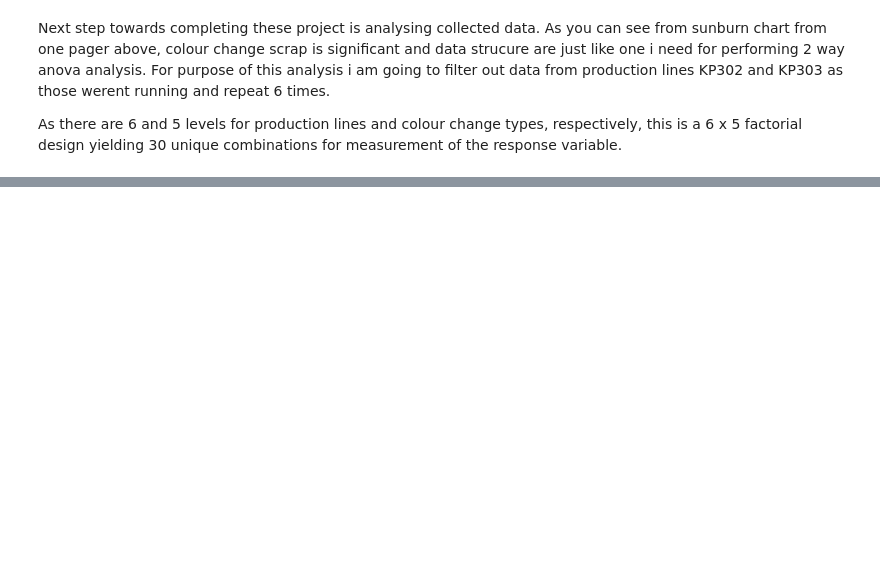
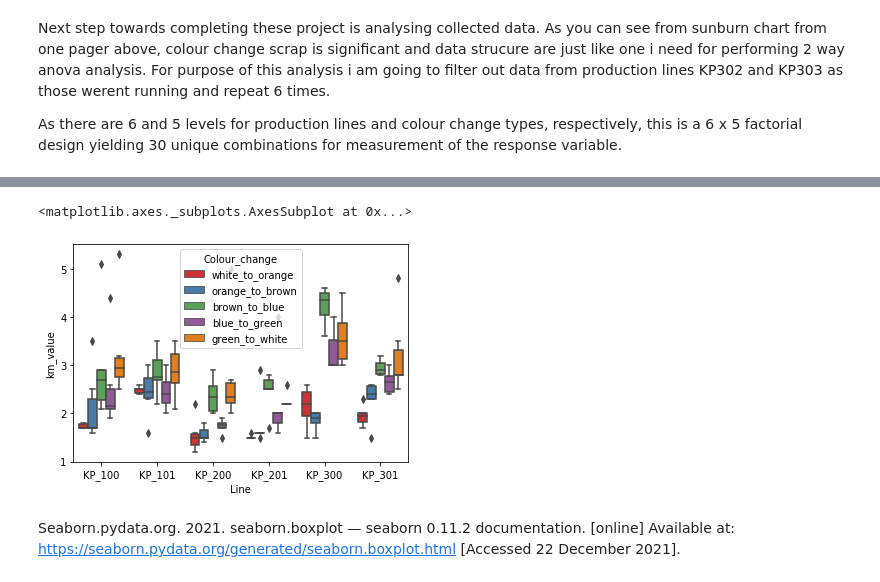
Before and after one commit to rastislp/Machine_learning, a Jupyter notebook: scipy-stats.ipynb, the cells around one changed output, grey strips where cells are left out. Cells and saved outputs as stored; diff of their text form; code cells hidden in the pictures; blank space fills up the shorter version.

```diff
--- a/scipy-stats.ipynb
+++ b/scipy-stats.ipynb
@@ -108,7 +108,7 @@ import pandas as pd
 import seaborn as sns
 # %%
 
-d = pd.read_csv("https://github.com/rastislp/Machine_learning/blob/main/Images/CSVdata.htm", sep="\t")
+d = pd.read_csv("Images/CSVdata.csv")
 # %%
 print(d)
 # %% [output]
@@ -127,0 +132,4 @@ print(d)
+# %%
+d_melt = pd.melt(d, id_vars=['Line'], value_vars=['white_to_orange', 'orange_to_brown', 'brown_to_blue', 'blue_to_green', 'green_to_white' ])
+# %%
+d_melt.columns = ['Line', 'Colour_change', 'km_value']
@@ -127,0 +145,7 @@ print(d)
+# %%
+sns.boxplot(x="Line", y="km_value", hue="Colour_change", data=d_melt, palette="Set1")
+# %% [output]
+<matplotlib.axes._subplots.AxesSubplot at 0x...>
+[figure, added]
+# %% [markdown]
+Seaborn.pydata.org. 2021. seaborn.boxplot — seaborn 0.11.2 documentation. [online] Available at: <https://seaborn.pydata.org/generated/seaborn.boxplot.html> [Accessed 22 December 2021].
```
Also changed, not shown: parts of 2 cells of this notebook.
